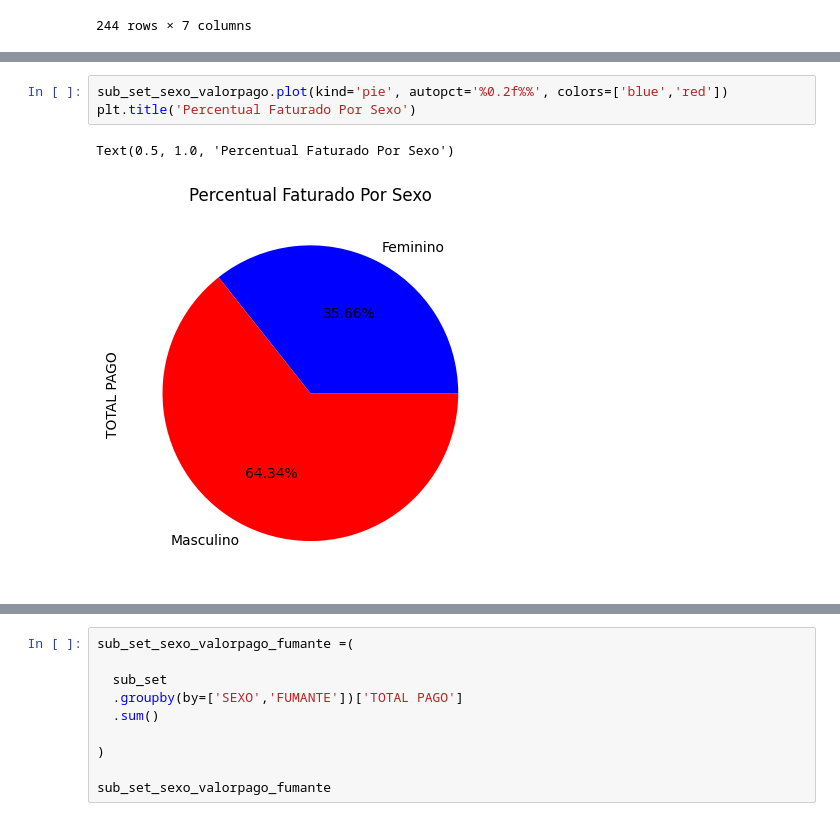
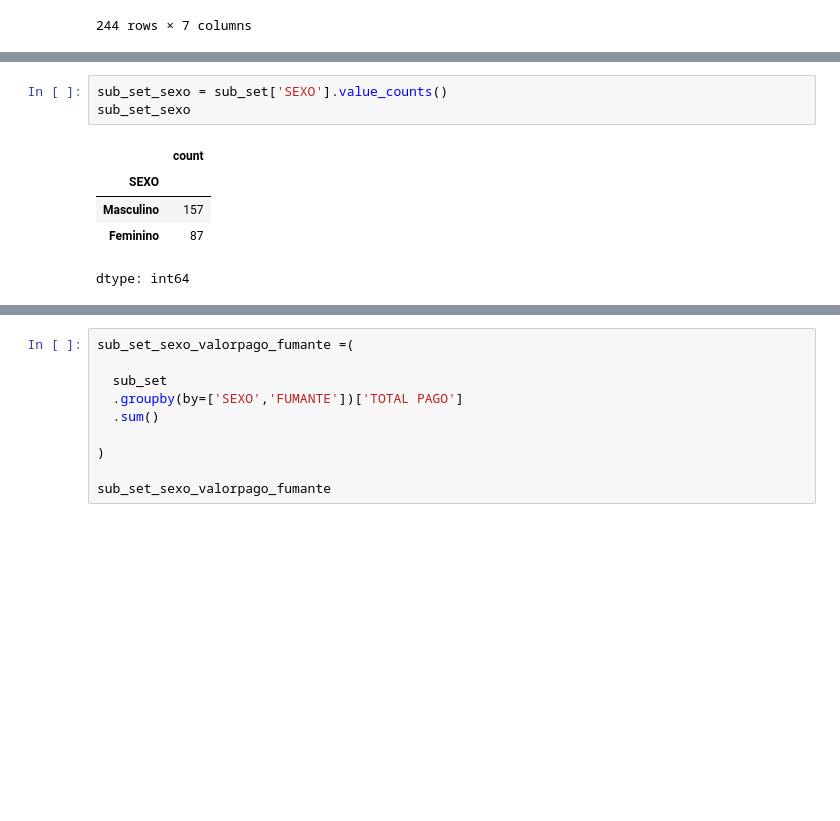
Before and after one commit to trunfo4608/Python-Analise_Restaurante, a Jupyter notebook: Proj_Analise_Dados_Restaurante.ipynb, the cells around one changed output, grey strips where cells are left out. Drawn from its saved outputs; the diff is of its cells as text; blank space fills up the shorter version.

```diff
--- a/Proj_Analise_Dados_Restaurante.ipynb
+++ b/Proj_Analise_Dados_Restaurante.ipynb
@@ -165,6 +156,9 @@ dtype: int64
-# %%
-sub_set_sexo_valorpago.plot(kind='pie', autopct='%0.2f%%', colors=['blue','red'])
-plt.title('Percentual Faturado Por Sexo')
-# %% [output]
-Text(0.5, 1.0, 'Percentual Faturado Por Sexo')
-[figure, removed]
+# %%
+sub_set_sexo = sub_set['SEXO'].value_counts()
+sub_set_sexo
+# %% [output]
+|  | count |
+| SEXO |  |
+| Masculino | 157 |
+| Feminino | 87 |
+dtype: int64
```
Also changed, not shown: parts of 3 cells of this notebook.
